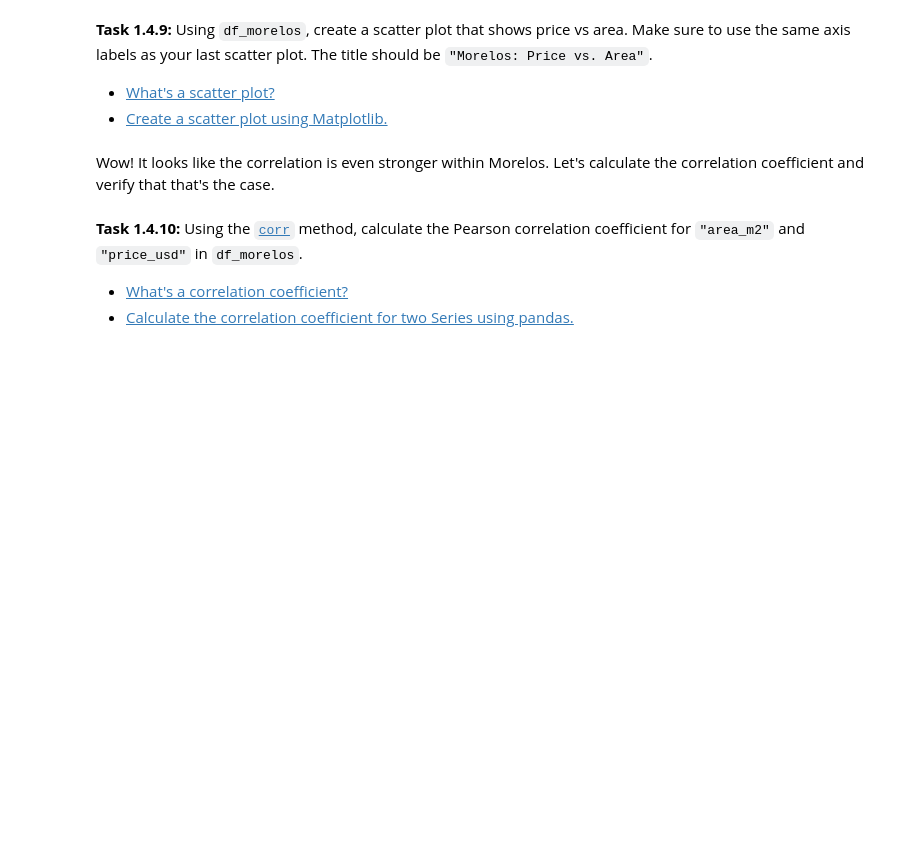
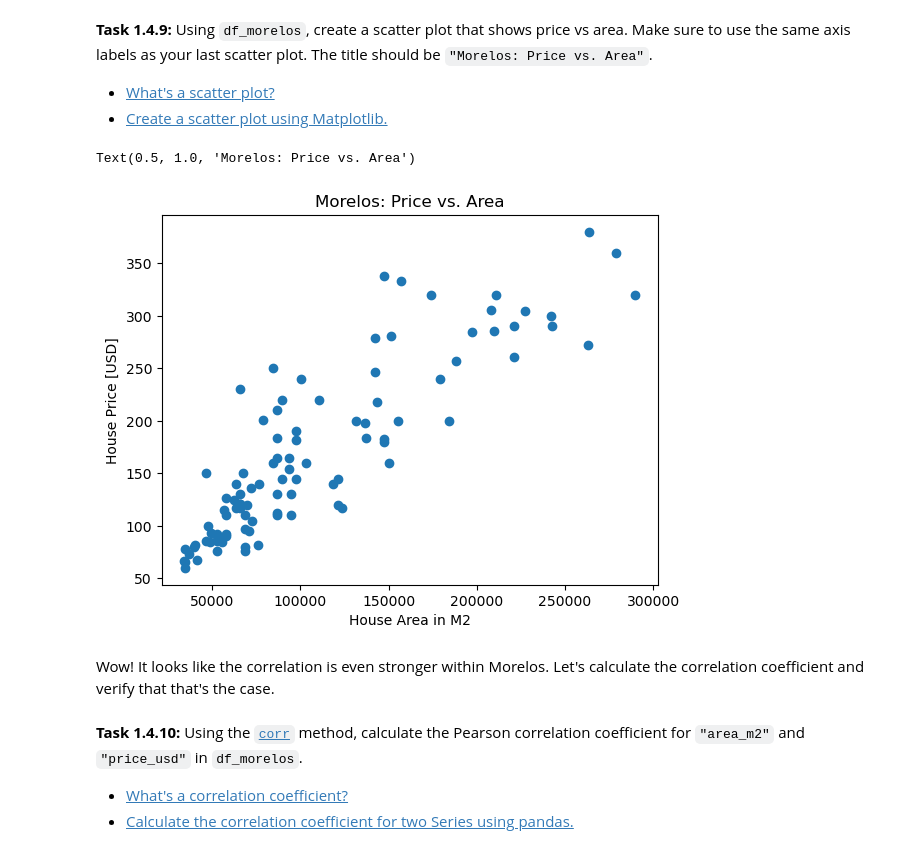
Before and after one commit to franklinobasy/WQU-Projects, a Jupyter notebook: 010-housing-in-mexico/014-size-or-location.ipynb, the cells around one changed output. Drawn from its saved outputs; the diff is of its cells as text; code cells hidden in the pictures; blank space fills up the shorter version.

```diff
--- a/010-housing-in-mexico/014-size-or-location.ipynb
+++ b/010-housing-in-mexico/014-size-or-location.ipynb
@@ -216,7 +224,7 @@ VimeoVideo("656377515", h="d2478d38df", width=600)
 - [Subset a DataFrame with a mask using pandas.](../%40textbook/04-pandas-advanced.ipynb#Subsetting-with-Masks)
 # %%
 # Declare variable `df_morelos` by subsetting `df`
-df_morelos = ...
+df_morelos = df[df['state'] == "Morelos"]
 
 # Print object type, shape, and head
 print("df_morelos type:", type(df_morelos))
@@ -231,15 +248,19 @@ VimeoVideo("656377395", h="bd93b05ff9", width=600)
 - [Create a scatter plot using Matplotlib.](../%40textbook/06-visualization-matplotlib.ipynb#Scatter-Plots)
 # %%
 # Create scatter plot of "price_usd" vs "area_m2" in Morelos
-
+plt.scatter(df_morelos['price_usd'], df_morelos['area_m2'])
 
 # Add x-axis label
-
+plt.xlabel('House Area in M2')
 
 # Add y-axis label
-
+plt.ylabel('House Price [USD]')
 
 # Add title
+plt.title("Morelos: Price vs. Area")
+# %% [output]
+Text(0.5, 1.0, 'Morelos: Price vs. Area')
+[figure, added]
 # %% [markdown]
 Wow! It looks like the correlation is even stronger within Morelos. Let's calculate the correlation coefficient and verify that that's the case.
 # %%
```
Also changed, not shown: parts of 5 cells of this notebook, 4 other files.
